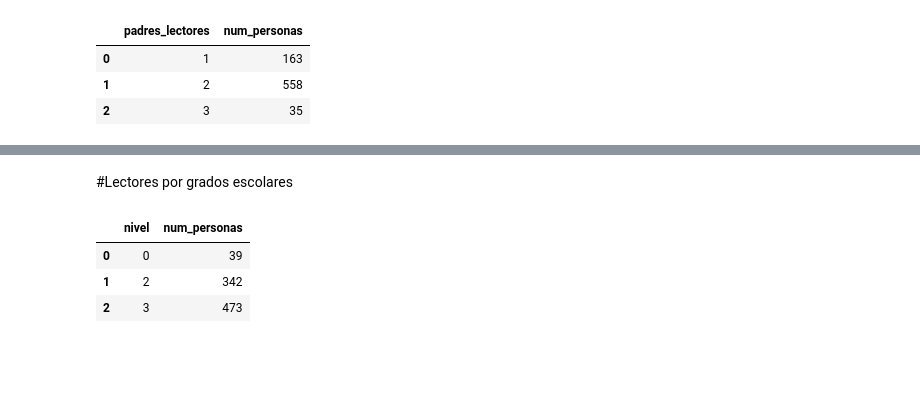
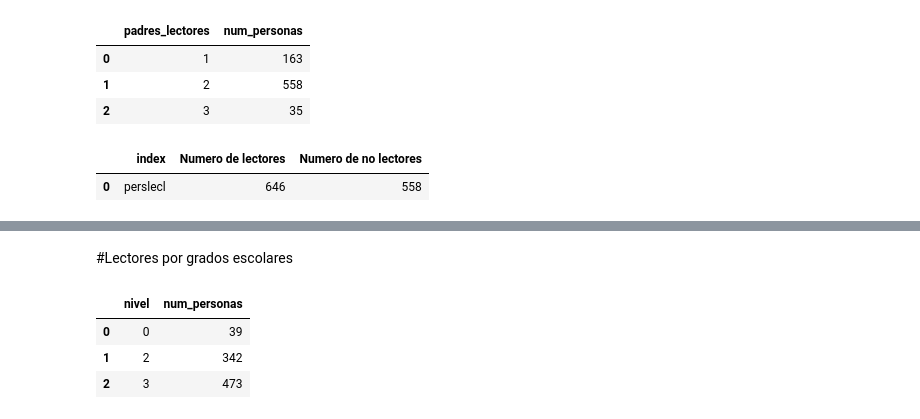
Before and after one commit to EmmanuelRR/Modulo_de_lectura_INEGI_analisis, a Jupyter notebook: analisis_datos.ipynb, the cells around one changed output, grey strips where cells are left out. Drawn from its saved outputs; the diff is of its cells as text; code cells hidden in the pictures; blank space fills up the shorter version.

```diff
--- a/analisis_datos.ipynb
+++ b/analisis_datos.ipynb
@@ -95,6 +108,15 @@ datos_infancia_2
 | 0 | 1 | 163 |
 | 1 | 2 | 558 |
 | 2 | 3 | 35 |
+# %%
+datos_grupob=datos_2022[datos_2022['p34_3']==2]['perslecl'].value_counts()
+datos_grupob=pd.DataFrame(datos_grupob)
+datos_grupob=datos_grupob.T
+datos_grupob.rename(columns={1:'Numero de lectores', 2:'Numero de no lectores'}, inplace=True)
+datos_grupob.reset_index() #Grupo B
+# %% [output]
+|  | index | Numero de lectores | Numero de no lectores |
+| 0 | perslecl | 646 | 558 |
 # %%
 trace = go.Pie(
                     labels = ['Sí me leía', 'No me leía', 'No recuerdo'],
```
Also changed, not shown: parts of 14 cells of this notebook.
